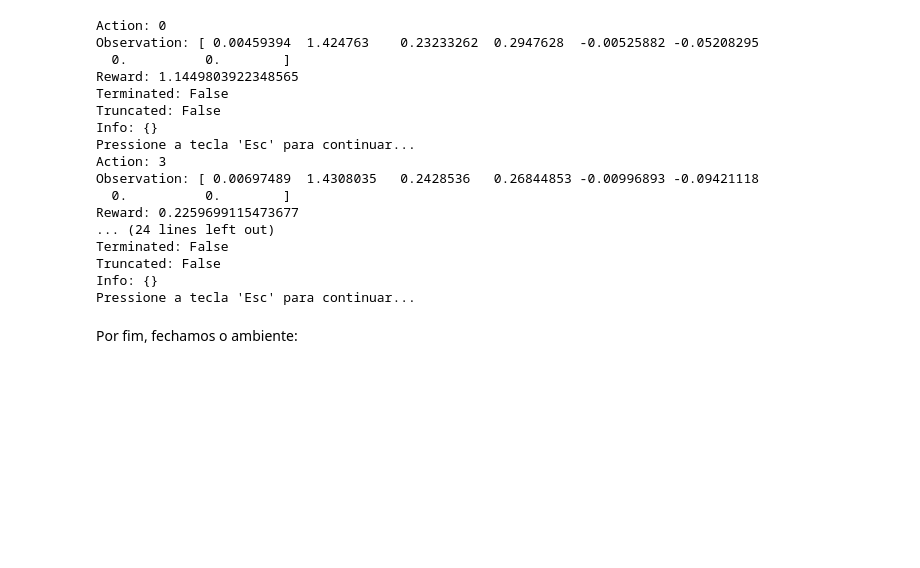
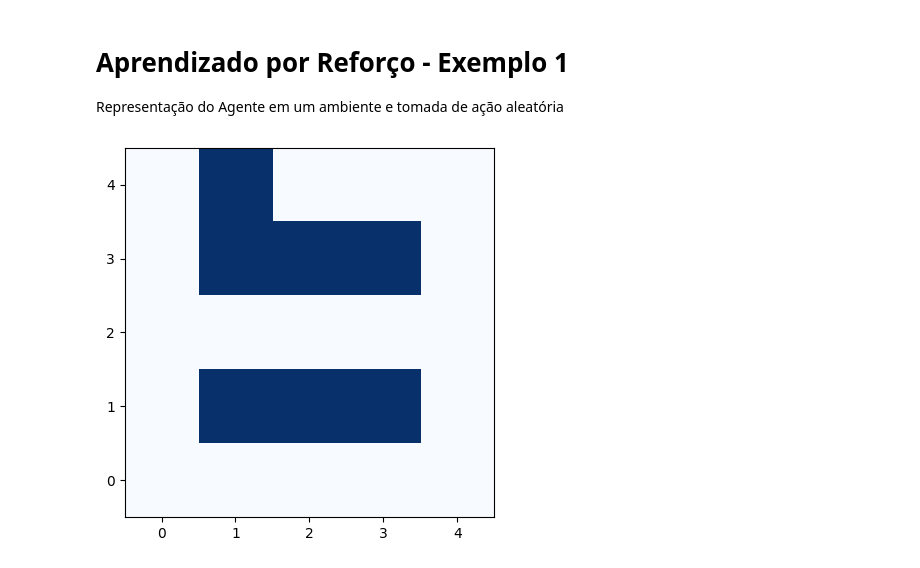
Before and after one commit to FelipeAmaral13/FIAP-AprendizadoReforco, a Jupyter notebook: programas/exemplo_1_resolvido.ipynb, the cells around one changed output. Cells and saved outputs as stored; diff of their text form; code cells hidden in the pictures; blank space fills up the shorter version.

```diff
--- a/programas/exemplo_1_resolvido.ipynb
+++ b/programas/exemplo_1_resolvido.ipynb
@@ -39,47 +0,0 @@ Se o ambiente for encerrado (terminated ou truncated forem verdadeiros), redefin
-# %%
-# Executando interações com o ambiente
-for _ in range(5):
-    # Gerando uma ação aleatória do espaço de ação
-    action = env.action_space.sample()
-
-    # Executando a ação no ambiente e obtendo informações
-    observation, reward, terminated, truncated, info = env.step(action)
-
-    # Exibindo as variáveis
-    print("Action:", action)
-    print("Observation:", observation)
-    print("Reward:", reward)
-    print("Terminated:", terminated)
-    print("Truncated:", truncated)
-    print("Info:", info)
-
-    # Aguardando a tecla "Esc" ser pressionada
-    print("Pressione a tecla 'Esc' para continuar...")
-    while True:
-        if input() == '1':
-            break
-
-    # Verificando se o ambiente foi encerrado ou truncado
-    if terminated or truncated:
-        # Redefinindo o ambiente para o estado inicial
-        observation, info = env.reset()
-# %% [output]
-Action: 0
-Observation: [ 0.00459394  1.424763    0.23233262  0.2947628  -0.00525882 -0.05208295
-  0.          0.        ]
-Reward: 1.1449803922348565
-Terminated: False
-Truncated: False
-Info: {}
-Pressione a tecla 'Esc' para continuar...
-Action: 3
-Observation: [ 0.00697489  1.4308035   0.2428536   0.26844853 -0.00996893 -0.09421118
-  0.          0.        ]
-Reward: 0.2259699115473677
-... (24 lines left out)
-Terminated: False
-Truncated: False
-Info: {}
-Pressione a tecla 'Esc' para continuar...
-# %% [markdown]
-Por fim, fechamos o ambiente:
@@ -87,0 +1,4 @@ env.close()
+# %% [markdown]
+# Aprendizado por Reforço - Exemplo 1
+
+Representação do Agente em um ambiente e tomada de ação aleatória
@@ -87,0 +8,17 @@ env.close()
+# %%
+# Definindo o tamanho do ambiente (tabuleiro 2D)
+n_rows, n_cols = 5, 5
+
+# Definindo o labirinto (1 para obstáculos, 0 para caminhos livres)
+maze = np.array([
+    [0, 0, 0, 0, 0],
+    [0, 1, 1, 1, 0],
+    [0, 0, 0, 0, 0],
+    [0, 1, 1, 1, 0],
+    [0, 1, 0, 0, 0]
+])
+
+plt.imshow(maze, cmap='Blues', origin='lower')
+plt.show()
+# %% [output]
+[figure, added]
```
Also changed, not shown: parts of 11 cells of this notebook, 10 other files.
